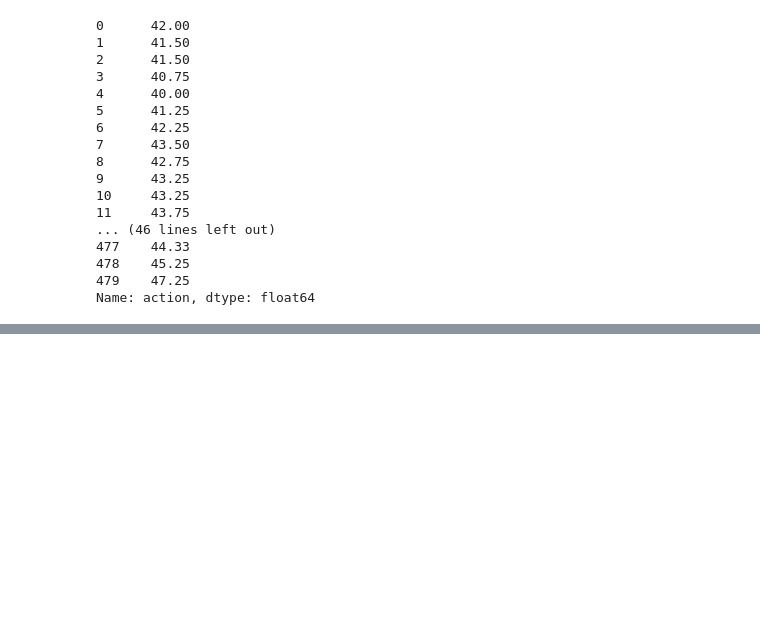
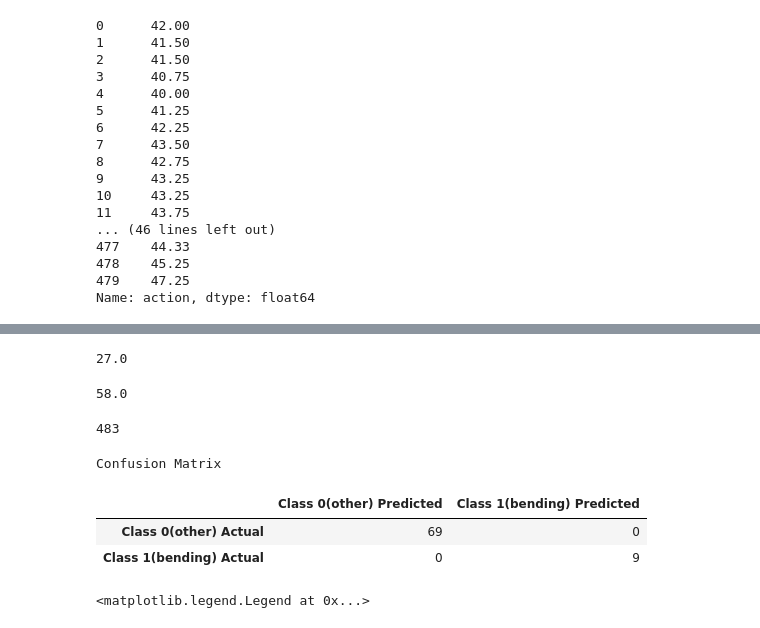
Before and after one commit to RawSharkYu/hw2, a Jupyter notebook: Hw34/hw (2).ipynb, the cells around one changed output, grey strips where cells are left out. Drawn from its saved outputs; the diff is of its cells as text; code cells hidden in the pictures; blank space fills up the shorter version.

```diff
--- a/Hw34/hw (2).ipynb
+++ b/Hw34/hw (2).ipynb
@@ -530,0 +580,22 @@ s
+# %%
+predict_result = logistic.predict(df_selected_features.iloc[:,0:-1])
+(predict_result - df_selected_features['action']).abs().sum()
+# %% [output]
+27.0
+# %%
+predict_result.sum()
+# %% [output]
+58.0
+# %%
+len(predict_result)
+# %% [output]
+483
+# %%
+print("Confusion Matrix")
+pd.DataFrame(data={'Class 0(other) Predicted':[69,0],'Class 1(bending) Predicted':[0,9]},
+             index=['Class 0(other) Actual','Class 1(bending) Actual'])
+# %% [output]
+Confusion Matrix
+|  | Class 0(other) Predicted | Class 1(bending) Predicted |
+| Class 0(other) Actual | 69 | 0 |
+| Class 1(bending) Actual | 0 | 9 |
@@ -530,0 +609,11 @@ s
+# %%
+plt.plot(fpr, tpr, label='ROC curve (area = %0.3f)' % roc_auc)
+plt.plot([0, 1], [0, 1], 'k--')  # random predictions curve
+plt.xlim([0.0, 1.0])
+plt.ylim([0.0, 1.0])
+plt.xlabel('False Positive Rate or (1 - Specifity)')
+plt.ylabel('True Positive Rate or (Sensitivity)')
+plt.title('Receiver Operating Characteristic')
+plt.legend(loc="lower right")
+# %% [output]
+<matplotlib.legend.Legend at 0x...>
```
Also changed, not shown: parts of 27 cells of this notebook.
